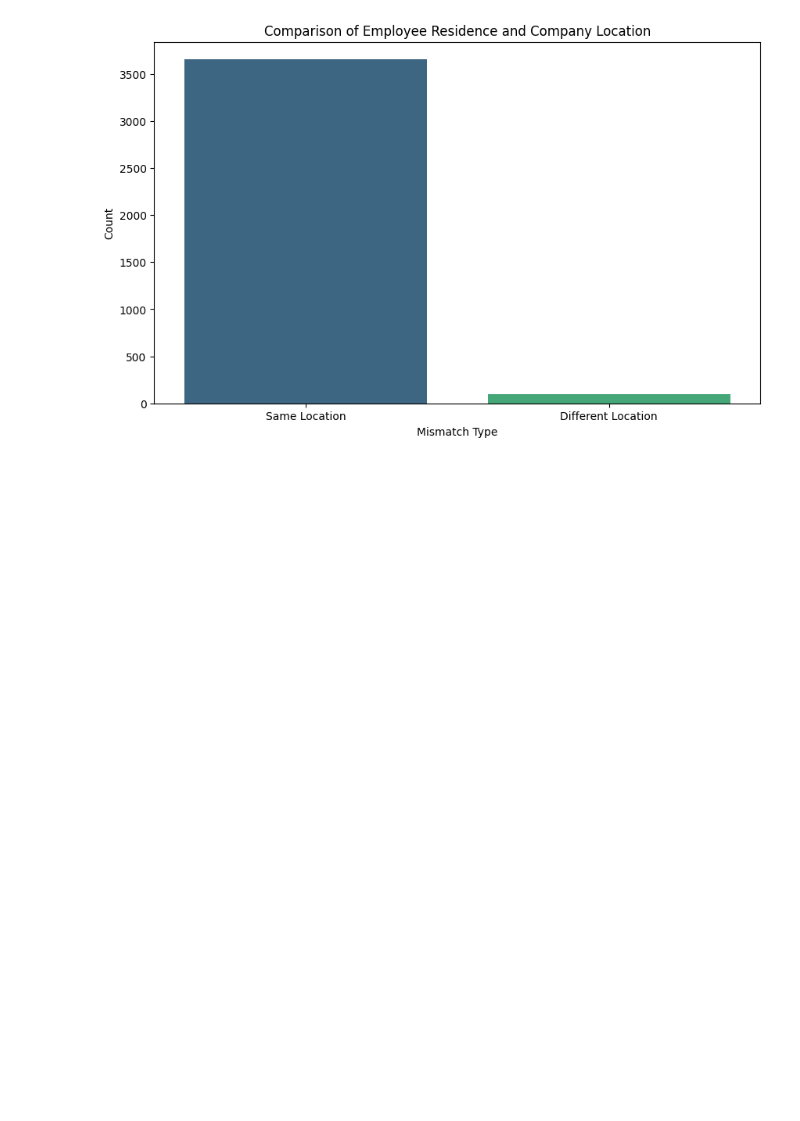
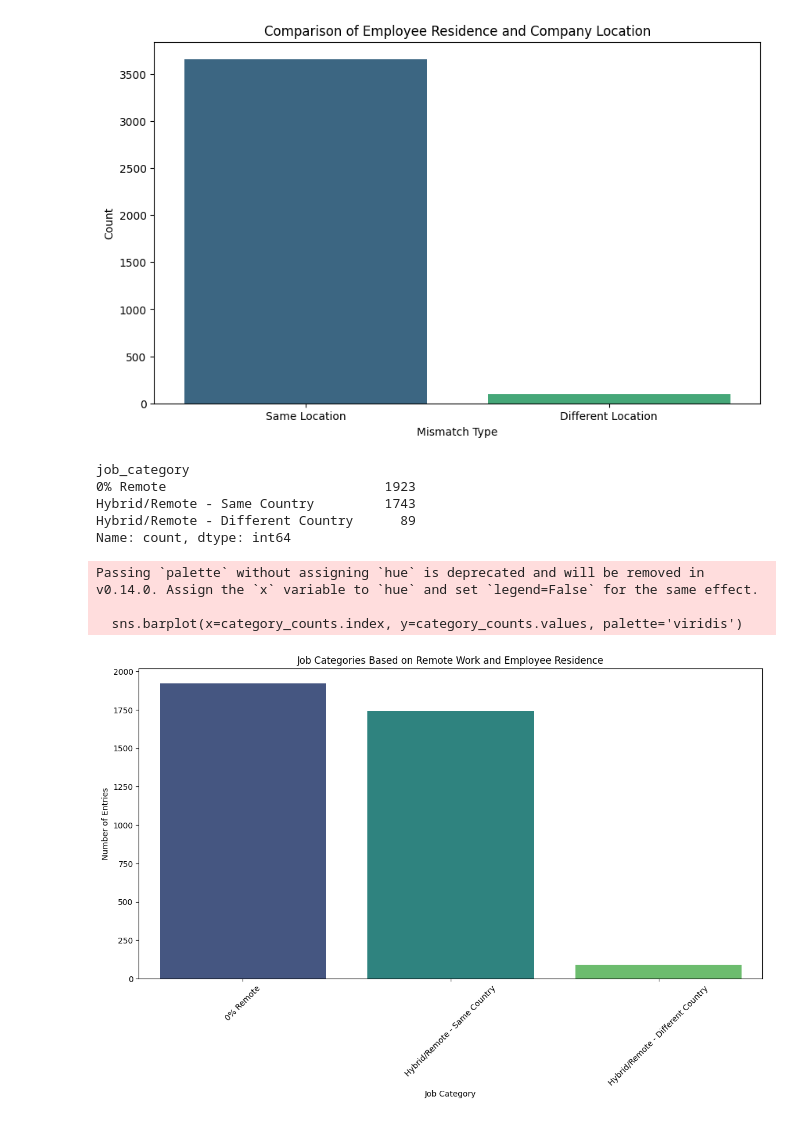
Before and after one commit to datschman/DataScientist, a Jupyter notebook: notebooks/RR explo.ipynb, the cells around one changed output. Drawn from its saved outputs; the diff is of its cells as text; code cells hidden in the pictures; blank space fills up the shorter version.

```diff
--- a/notebooks/RR explo.ipynb
+++ b/notebooks/RR explo.ipynb
@@ -384,3 +384,41 @@ Passing `palette` without assigning `hue` is deprecated and will be removed in v
 
   sns.barplot(x='Mismatch Type', y='Count', data=mismatch_data, palette='viridis')
 [figure]
+# %%
+# Define categories based on the criteria
+def categorize_jobs(row):
+    if row['remote_ratio'] == 0:
+        return '0% Remote'
+    elif row['remote_ratio'] > 0 and row['employee_residence'] == row['company_location']:
+        return 'Hybrid/Remote - Same Country'
+    else:
+        return 'Hybrid/Remote - Different Country'
+
+# Apply the function to create a new 'job_category' column
+data['job_category'] = data.apply(categorize_jobs, axis=1)
+
+# Count the number of entries for each category
+category_counts = data['job_category'].value_counts()
+
+# Display the counts (optional)
+print(category_counts)
+# %% [output]
+job_category
+0% Remote                            1923
+Hybrid/Remote - Same Country         1743
+Hybrid/Remote - Different Country      89
+Name: count, dtype: int64
+# %%
+# Plotting
+plt.figure(figsize=(14, 7))
+sns.barplot(x=category_counts.index, y=category_counts.values, palette='viridis')
+plt.title('Job Categories Based on Remote Work and Employee Residence')
+plt.xlabel('Job Category')
+plt.ylabel('Number of Entries')
+plt.xticks(rotation=45)  # Rotate x-axis labels for better readability
+plt.show()
+# %% [output]
+Passing `palette` without assigning `hue` is deprecated and will be removed in v0.14.0. Assign the `x` variable to `hue` and set `legend=False` for the same effect.
+
+  sns.barplot(x=category_counts.index, y=category_counts.values, palette='viridis')
+[figure, added]
```
